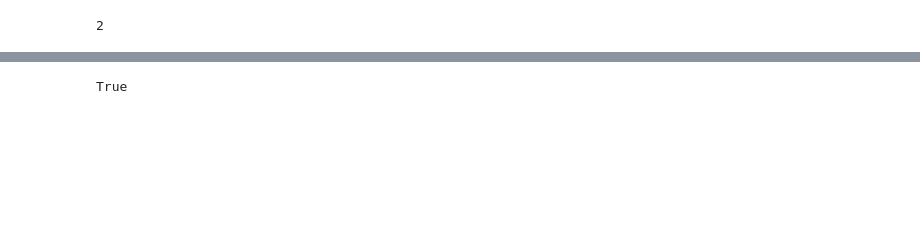
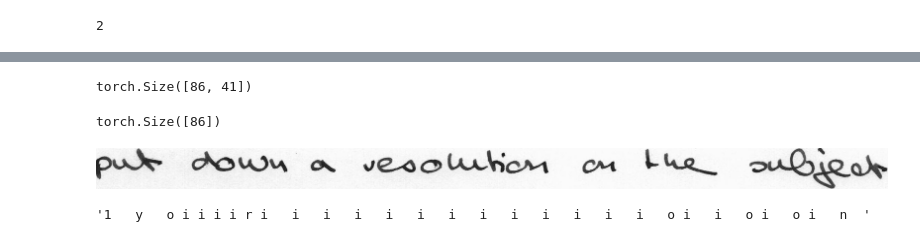
Before and after one commit to LuchianPeledutse/handwrittenTextRecognitionSystem, a Jupyter notebook: training.ipynb, the cells around one changed output, grey strips where cells are left out. Cells and saved outputs as stored; diff of their text form; code cells hidden in the pictures; blank space fills up the shorter version.

Commit message:
Changed for Trocr training setup

```diff
--- a/training.ipynb
+++ b/training.ipynb
@@ -100,6 +101,5 @@ class CharTokenizer:
         self.fast_tokenizer = PreTrainedTokenizerFast(tokenizer_object = tokenizer)
         self.fast_tokenizer.pad_token = "<pad>"
 # %%
-with open(ARTIFACTS_PATH+r"\\char_tokenizer_obj.pkl", r"rb") as tokenizer_pickle_file:
-    tokenizer = pickle.load(tokenizer_pickle_file)
-tokenizer
+tokenizer = CharTokenizer(iterable=train_set)
+tokenizer.train()
@@ -144,8 +146,7 @@ class TrainDataSet(Dataset):
 
     def __getitem__(self, indx):
         row = self.dataset[indx]
-        img = self.transforms(row["image"])
-        splitted_img = self.split(img)
+        img = self.transforms(row["image"].convert("RGB"), return_tensors = "pt").pixel_values.squeeze(dim=0)
         target_inds = self.tokenizer.fast_tokenizer(row["text"],
                                                     padding='max_length',
                                                     max_length=self.tokenizer.get_max_len())["input_ids"]
@@ -154,8 +155,7 @@ class TrainDataSet(Dataset):
         y[y==3] = 0
         z = torch.cat([tensor_target_ids.clone()[1:], torch.tensor([self.tokenizer.fast_tokenizer.pad_token_type_id], dtype=torch.long)], dim=0)
         # We concatenate the strips of an image
-        x = torch.cat(splitted_img, dim=0)
-        return x, y, z
+        return img, y, z
 # %%
 class ValDataSet(TrainDataSet):
     def __init__(self, dataset: datasets.arrow_dataset.Dataset,
@@ -196,10 +192,8 @@ pytorch_val_set = ValDataSet(dataset=val_set,
 # %%
 pytorch_small_val_set = ValDataSet(dataset=small_emotion,
                                    tokenizer=tokenizer,
-                                   transformations=transforms.Compose([transforms.ToTensor(),
-                                                                       transforms.Resize((128, 256)),
-                                                                       transforms.Normalize(mean=(statistics["mean"], ), std=(statistics["std"], ))]),
-                                                                       split=ViTSplit(pic_size=(1, 128, 256), split_size=4))
+                                   transformations=TrOCRProcessor.from_pretrained("microsoft/trocr-base-handwritten"),
+                                   split=ViTSplit(pic_size=(1, 128, 256), split_size=4))
 # %%
 print(f"Type of picture: {type(pytorch_val_set[0][0])}")
 print(f"Length of validation set: {len(pytorch_val_set)}", end='\n\n')
@@ -586,5 +512,8 @@ False
-# %%
-early_stopping.add(0.15)
-early_stopping.should_stop()
-# %% [output]
-True
+# %%
+result[0].flatten(start_dim=0, end_dim=1).shape
+# %% [output]
+torch.Size([86, 41])
+# %%
+result[1].shape
+# %% [output]
+torch.Size([86])
@@ -590,0 +532,9 @@ True
+# %%
+picture = pytorch_small_val_set[0][0]
+picture
+# %% [output]
+[figure, added]
+# %%
+model_inf.generate(picture)
+# %% [output]
+'1   y   o i i i i r i   i   i   i   i   i   i   i   i   i   i   i   i   o i   i   o i   o i   n  '
```
Also changed, not shown: parts of 31 cells of this notebook, 2 other files.
